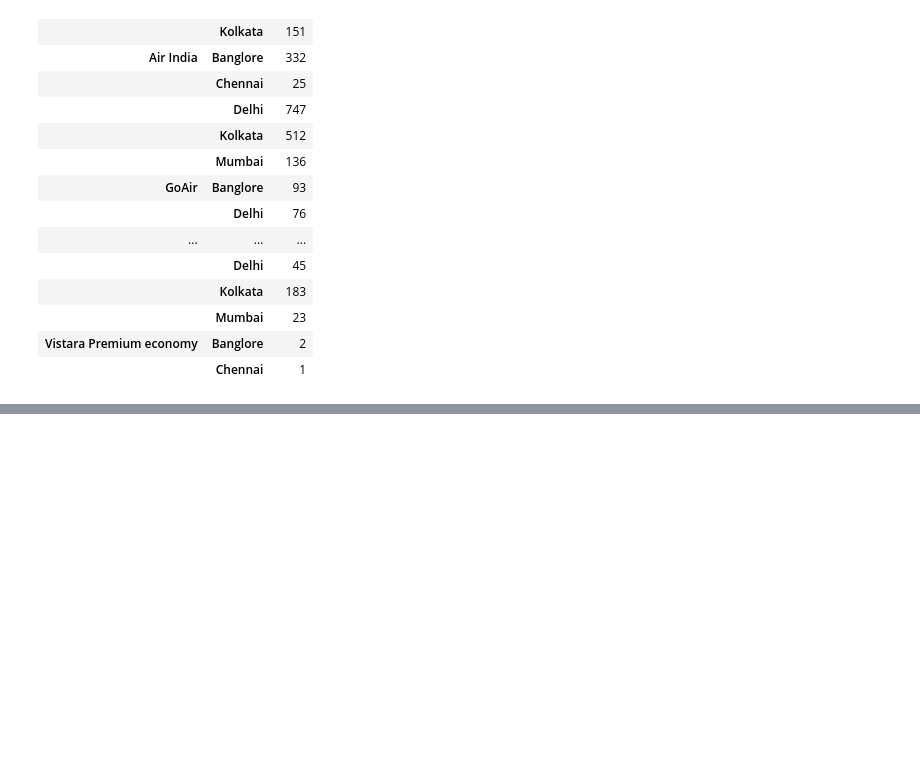
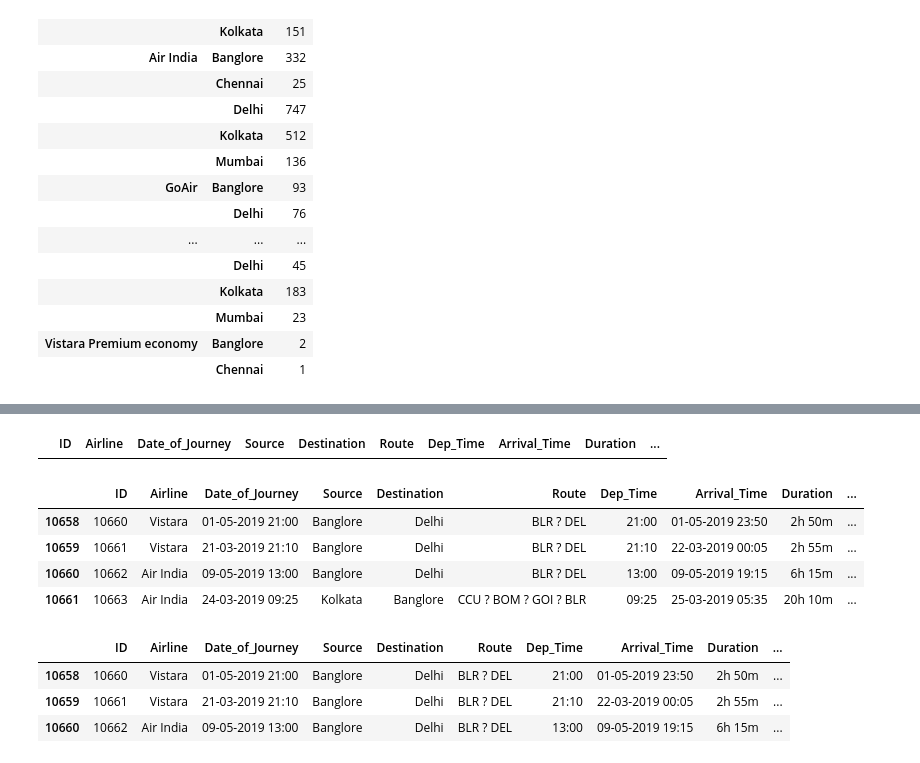
Before and after one commit to Vishal0Rathod/Python-Practice-, a Jupyter notebook: 03_Data_Manipulation_Pandas/01_Pandas-level1.ipynb, the cells around one changed output, grey strips where cells are left out. Saved outputs shown, nothing was run; the diff lists cells and outputs as text; code cells hidden in the pictures; blank space fills up the shorter version.

```diff
--- a/03_Data_Manipulation_Pandas/01_Pandas-level1.ipynb
+++ b/03_Data_Manipulation_Pandas/01_Pandas-level1.ipynb
@@ -704,0 +929,4 @@ df.pivot_table(index=['Airline', 'Source'], values='Price', aggfunc='count')
+# %%
+# read file path here
+df = pd.read_csv('/Users/w.ishal27/Downloads/Airline1 (1).csv')
+df
@@ -704,0 +947,3 @@ df.pivot_table(index=['Airline', 'Source'], values='Price', aggfunc='count')
+# %%
+df = df.ffill(inplace=True)  # Forward fill NaN values
+df.isna().sum()
@@ -704,0 +964,3 @@ df.pivot_table(index=['Airline', 'Source'], values='Price', aggfunc='count')
+# %%
+df = df.bfill(inplace=True)  # Forward fill NaN values
+df.isna().sum()
@@ -704,0 +981,23 @@ df.pivot_table(index=['Airline', 'Source'], values='Price', aggfunc='count')
+# %%
+
+df[df['Source'].isna()]
+# %% [output]
+|  | ID | Airline | Date_of_Journey | Source | Destination | Route | Dep_Time | Arrival_Time | Duration | ... |
+# %%
+
+df[10658:10662]
+# %% [output]
+|  | ID | Airline | Date_of_Journey | Source | Destination | Route | Dep_Time | Arrival_Time | Duration | ... |
+| 10658 | 10660 | Vistara | 01-05-2019 21:00 | Banglore | Delhi | BLR ? DEL | 21:00 | 01-05-2019 23:50 | 2h 50m | ... |
+| 10659 | 10661 | Vistara | 21-03-2019 21:10 | Banglore | Delhi | BLR ? DEL | 21:10 | 22-03-2019 00:05 | 2h 55m | ... |
+| 10660 | 10662 | Air India | 09-05-2019 13:00 | Banglore | Delhi | BLR ? DEL | 13:00 | 09-05-2019 19:15 | 6h 15m | ... |
+| 10661 | 10663 | Air India | 24-03-2019 09:25 | Kolkata | Banglore | CCU ? BOM ? GOI ? BLR | 09:25 | 25-03-2019 05:35 | 20h 10m | ... |
+# %%
+df = df.ffill()
+
+df[10658:10661]
+# %% [output]
+|  | ID | Airline | Date_of_Journey | Source | Destination | Route | Dep_Time | Arrival_Time | Duration | ... |
+| 10658 | 10660 | Vistara | 01-05-2019 21:00 | Banglore | Delhi | BLR ? DEL | 21:00 | 01-05-2019 23:50 | 2h 50m | ... |
+| 10659 | 10661 | Vistara | 21-03-2019 21:10 | Banglore | Delhi | BLR ? DEL | 21:10 | 22-03-2019 00:05 | 2h 55m | ... |
+| 10660 | 10662 | Air India | 09-05-2019 13:00 | Banglore | Delhi | BLR ? DEL | 13:00 | 09-05-2019 19:15 | 6h 15m | ... |
```
Also changed, not shown: parts of 44 cells of this notebook, 3 other files.
